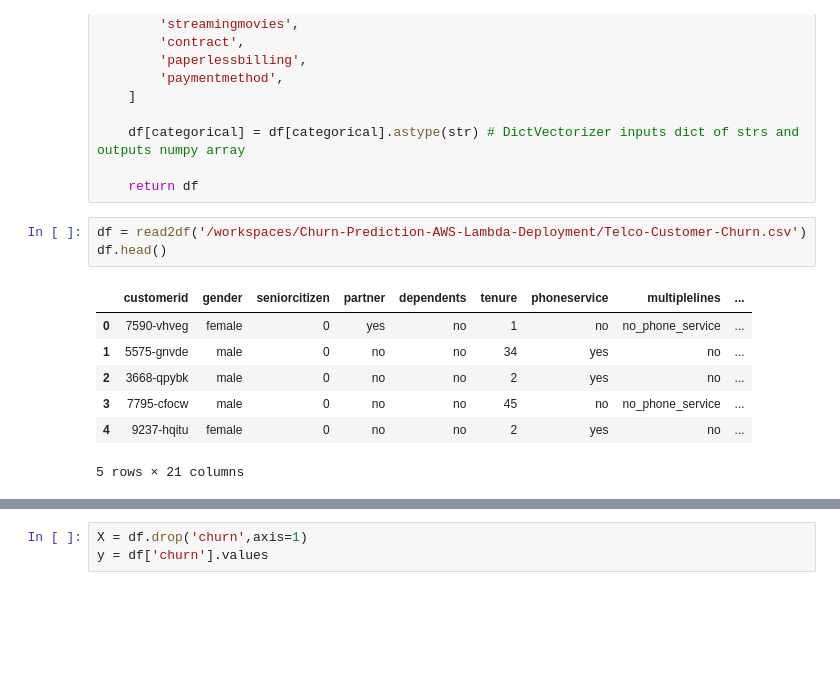
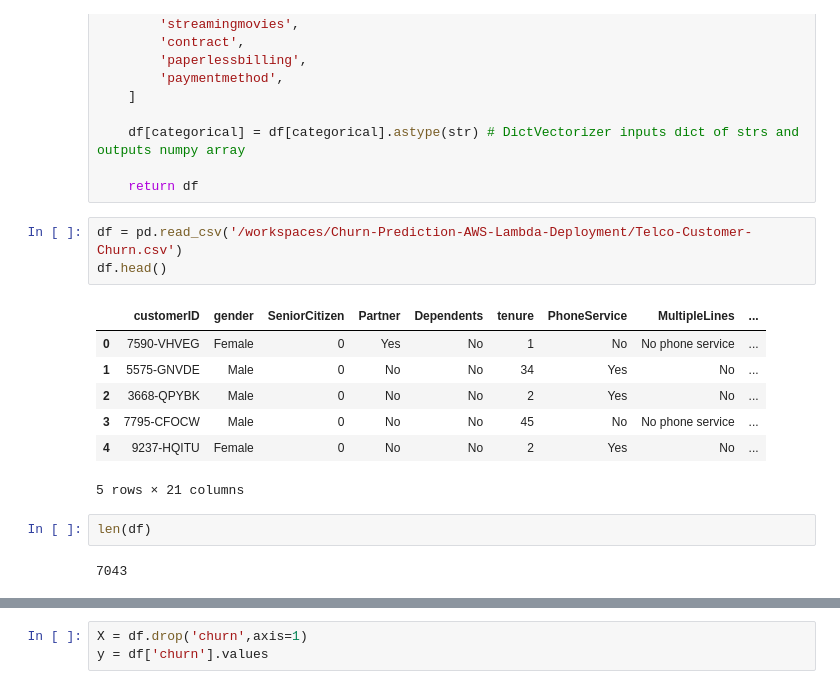
Before and after one commit to nateeatsrice/Churn-Prediction-AWS-Lambda-Deployment, a Jupyter notebook: 01-EDA/EDA.ipynb, the cells around one changed output, grey strips where cells are left out. Drawn from its saved outputs; the diff is of its cells as text; blank space fills up the shorter version.

Commit message:
added deployment notebook and script

```diff
--- a/01-EDA/EDA.ipynb
+++ b/01-EDA/EDA.ipynb
@@ -95,13 +54,17 @@ def read2df(filename):
 
     return df
 # %%
-df = read2df('/workspaces/Churn-Prediction-AWS-Lambda-Deployment/Telco-Customer-Churn.csv')
+df = pd.read_csv('/workspaces/Churn-Prediction-AWS-Lambda-Deployment/Telco-Customer-Churn.csv')
 df.head()
 # %% [output]
-|  | customerid | gender | seniorcitizen | partner | dependents | tenure | phoneservice | multiplelines | ... |
-| 0 | 7590-vhveg | female | 0 | yes | no | 1 | no | no_phone_service | ... |
-| 1 | 5575-gnvde | male | 0 | no | no | 34 | yes | no | ... |
-| 2 | 3668-qpybk | male | 0 | no | no | 2 | yes | no | ... |
-| 3 | 7795-cfocw | male | 0 | no | no | 45 | no | no_phone_service | ... |
-| 4 | 9237-hqitu | female | 0 | no | no | 2 | yes | no | ... |
+|  | customerID | gender | SeniorCitizen | Partner | Dependents | tenure | PhoneService | MultipleLines | ... |
+| 0 | 7590-VHVEG | Female | 0 | Yes | No | 1 | No | No phone service | ... |
+| 1 | 5575-GNVDE | Male | 0 | No | No | 34 | Yes | No | ... |
+| 2 | 3668-QPYBK | Male | 0 | No | No | 2 | Yes | No | ... |
+| 3 | 7795-CFOCW | Male | 0 | No | No | 45 | No | No phone service | ... |
+| 4 | 9237-HQITU | Female | 0 | No | No | 2 | Yes | No | ... |
 5 rows × 21 columns
+# %%
+len(df)
+# %% [output]
+7043
```
Also changed, not shown: parts of 29 cells of this notebook, 5 other files.
